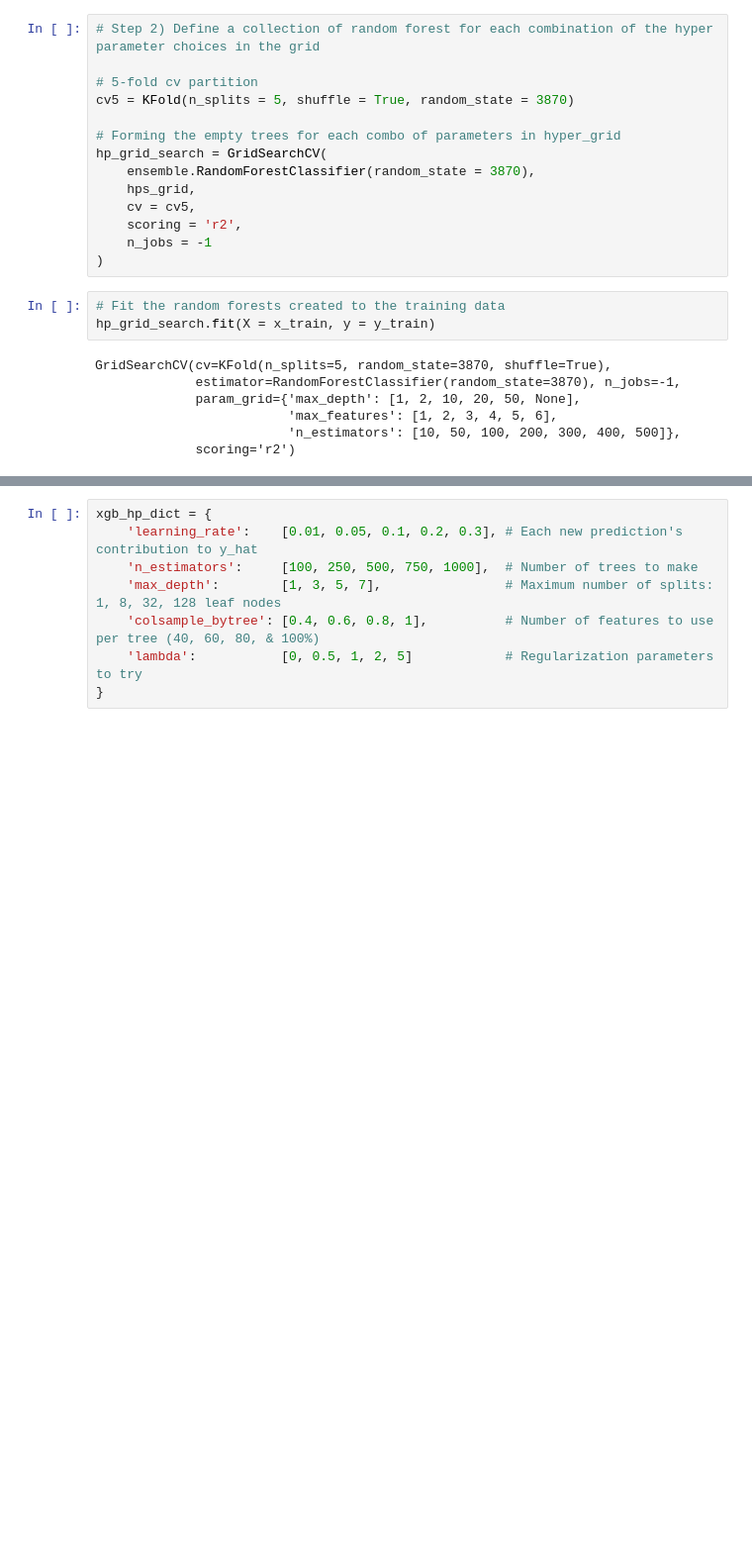
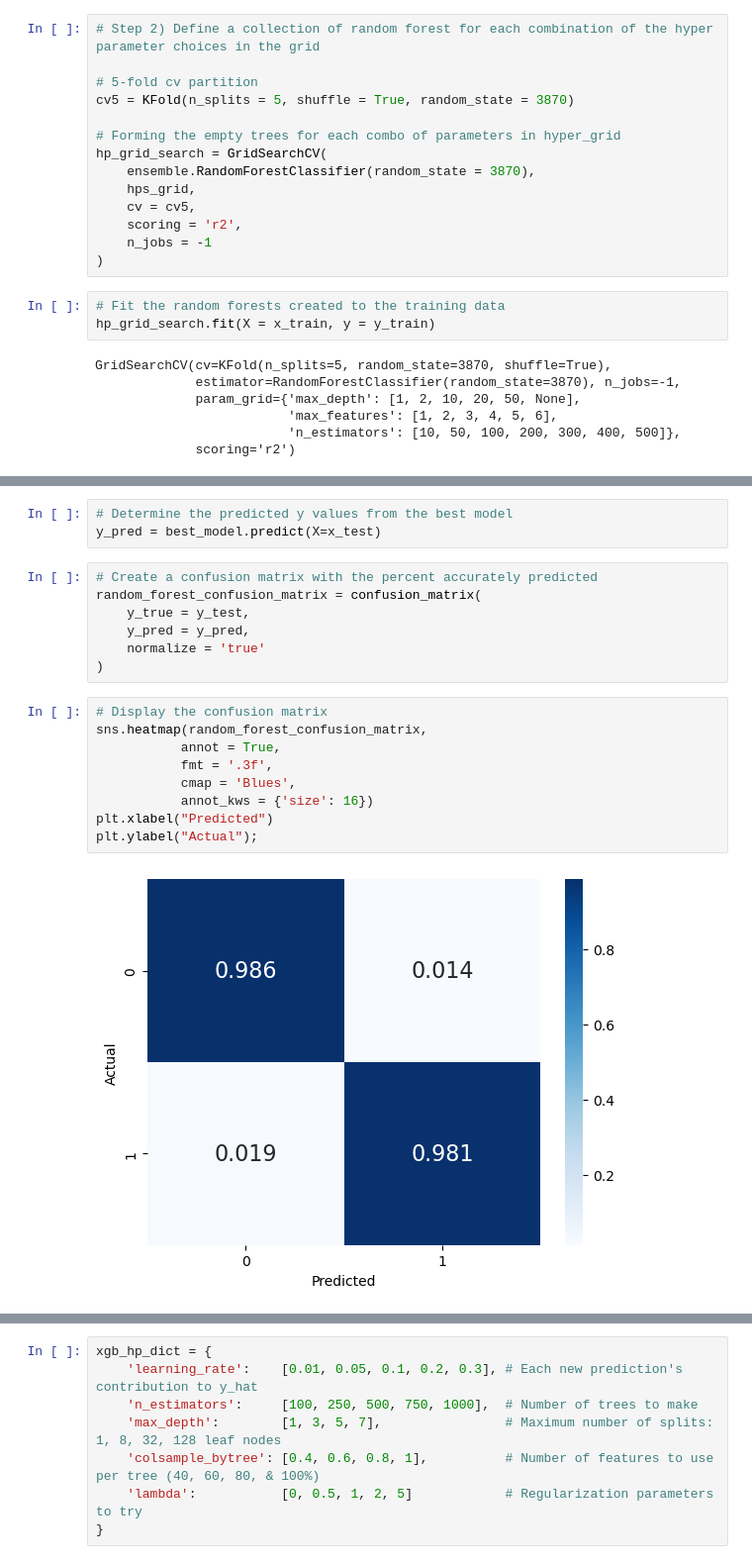
Before and after one commit to estasko/data_science_pinnacle, a Jupyter notebook: main.ipynb, the cells around one changed output, grey strips where cells are left out. Shown at 99% size. Saved outputs shown, nothing was run; the diff lists cells and outputs as text; blank space fills up the shorter version.

Commit message:
added confusion matricies for random forest and xgboost

```diff
--- a/main.ipynb
+++ b/main.ipynb
@@ -508,0 +468,21 @@ hp_gs_plot.set_axis_labels('Number of Trees per Forest', r'$R^2$');
+# %%
+# Determine the predicted y values from the best model
+y_pred = best_model.predict(X=x_test)
+# %%
+# Create a confusion matrix with the percent accurately predicted
+random_forest_confusion_matrix = confusion_matrix(
+    y_true = y_test,
+    y_pred = y_pred,
+    normalize = 'true'
+)
+# %%
+# Display the confusion matrix
+sns.heatmap(random_forest_confusion_matrix,
+           annot = True,
+           fmt = '.3f',
+           cmap = 'Blues',
+           annot_kws = {'size': 16})
+plt.xlabel("Predicted")
+plt.ylabel("Actual");
+# %% [output]
+[figure, added]
```
Also changed, not shown: parts of 16 cells of this notebook, 3 other files.
